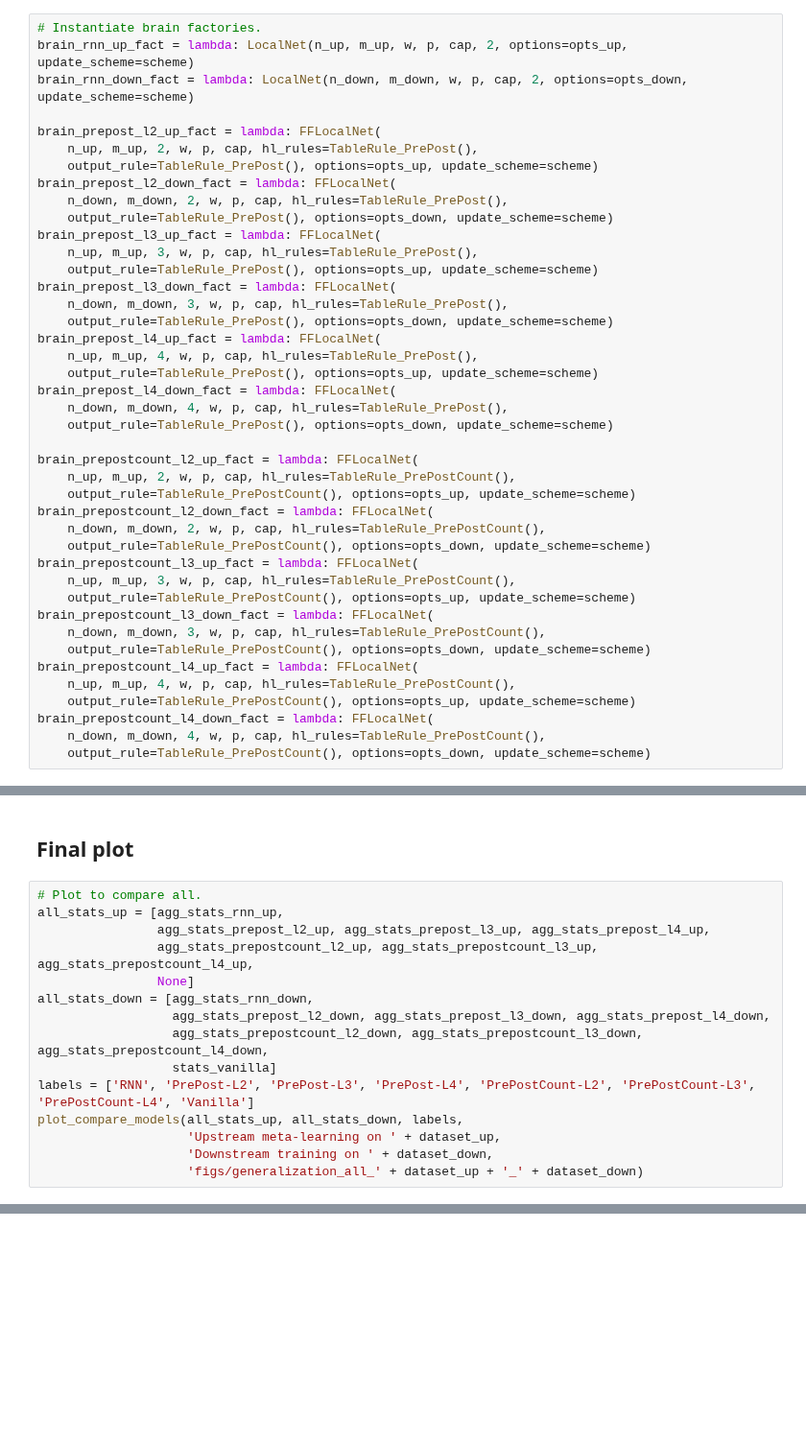
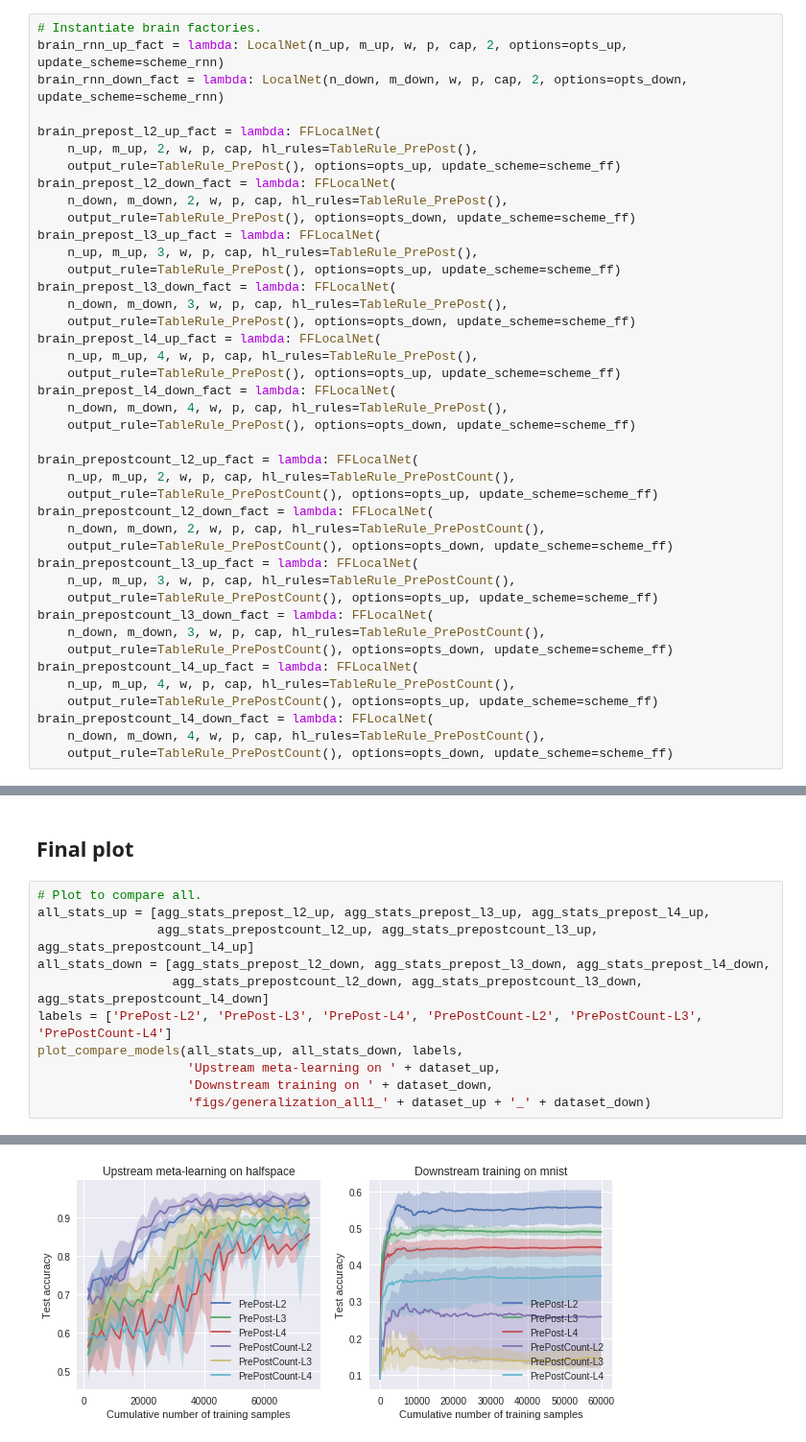
Before and after one commit to saykartik/assemblies, a Jupyter notebook: BrainNet/notebooks/FF_experiments_generalization.ipynb, the cells around one changed output, grey strips where cells are left out. Shown at 96% size. Saved outputs shown, nothing was run; the diff lists cells and outputs as text; blank space fills up the shorter version.

Commit message:
Updated update scheme: should be paper for RNN, ours for FF

```diff
--- a/BrainNet/notebooks/FF_experiments_generalization.ipynb
+++ b/BrainNet/notebooks/FF_experiments_generalization.ipynb
@@ -51,46 +50,46 @@ dataset_up = 'halfspace'
 dataset_down = 'mnist'
 # %%
 # Instantiate brain factories.
-brain_rnn_up_fact = lambda: LocalNet(n_up, m_up, w, p, cap, 2, options=opts_up, update_scheme=scheme)
-brain_rnn_down_fact = lambda: LocalNet(n_down, m_down, w, p, cap, 2, options=opts_down, update_scheme=scheme)
+brain_rnn_up_fact = lambda: LocalNet(n_up, m_up, w, p, cap, 2, options=opts_up, update_scheme=scheme_rnn)
+brain_rnn_down_fact = lambda: LocalNet(n_down, m_down, w, p, cap, 2, options=opts_down, update_scheme=scheme_rnn)
 
 brain_prepost_l2_up_fact = lambda: FFLocalNet(
     n_up, m_up, 2, w, p, cap, hl_rules=TableRule_PrePost(),
-    output_rule=TableRule_PrePost(), options=opts_up, update_scheme=scheme)
+    output_rule=TableRule_PrePost(), options=opts_up, update_scheme=scheme_ff)
 brain_prepost_l2_down_fact = lambda: FFLocalNet(
     n_down, m_down, 2, w, p, cap, hl_rules=TableRule_PrePost(),
-    output_rule=TableRule_PrePost(), options=opts_down, update_scheme=scheme)
+    output_rule=TableRule_PrePost(), options=opts_down, update_scheme=scheme_ff)
 brain_prepost_l3_up_fact = lambda: FFLocalNet(
     n_up, m_up, 3, w, p, cap, hl_rules=TableRule_PrePost(),
-    output_rule=TableRule_PrePost(), options=opts_up, update_scheme=scheme)
+    output_rule=TableRule_PrePost(), options=opts_up, update_scheme=scheme_ff)
 brain_prepost_l3_down_fact = lambda: FFLocalNet(
     n_down, m_down, 3, w, p, cap, hl_rules=TableRule_PrePost(),
-    output_rule=TableRule_PrePost(), options=opts_down, update_scheme=scheme)
+    output_rule=TableRule_PrePost(), options=opts_down, update_scheme=scheme_ff)
 brain_prepost_l4_up_fact = lambda: FFLocalNet(
     n_up, m_up, 4, w, p, cap, hl_rules=TableRule_PrePost(),
-    output_rule=TableRule_PrePost(), options=opts_up, update_scheme=scheme)
+    output_rule=TableRule_PrePost(), options=opts_up, update_scheme=scheme_ff)
 brain_prepost_l4_down_fact = lambda: FFLocalNet(
     n_down, m_down, 4, w, p, cap, hl_rules=TableRule_PrePost(),
-    output_rule=TableRule_PrePost(), options=opts_down, update_scheme=scheme)
+    output_rule=TableRule_PrePost(), options=opts_down, update_scheme=scheme_ff)
 
 brain_prepostcount_l2_up_fact = lambda: FFLocalNet(
     n_up, m_up, 2, w, p, cap, hl_rules=TableRule_PrePostCount(),
-    output_rule=TableRule_PrePostCount(), options=opts_up, update_scheme=scheme)
+    output_rule=TableRule_PrePostCount(), options=opts_up, update_scheme=scheme_ff)
 brain_prepostcount_l2_down_fact = lambda: FFLocalNet(
     n_down, m_down, 2, w, p, cap, hl_rules=TableRule_PrePostCount(),
-    output_rule=TableRule_PrePostCount(), options=opts_down, update_scheme=scheme)
+    output_rule=TableRule_PrePostCount(), options=opts_down, update_scheme=scheme_ff)
 brain_prepostcount_l3_up_fact = lambda: FFLocalNet(
     n_up, m_up, 3, w, p, cap, hl_rules=TableRule_PrePostCount(),
-    output_rule=TableRule_PrePostCount(), options=opts_up, update_scheme=scheme)
+    output_rule=TableRule_PrePostCount(), options=opts_up, update_scheme=scheme_ff)
 brain_prepostcount_l3_down_fact = lambda: FFLocalNet(
     n_down, m_down, 3, w, p, cap, hl_rules=TableRule_PrePostCount(),
-    output_rule=TableRule_PrePostCount(), options=opts_down, update_scheme=scheme)
+    output_rule=TableRule_PrePostCount(), options=opts_down, update_scheme=scheme_ff)
 brain_prepostcount_l4_up_fact = lambda: FFLocalNet(
     n_up, m_up, 4, w, p, cap, hl_rules=TableRule_PrePostCount(),
-    output_rule=TableRule_PrePostCount(), options=opts_up, update_scheme=scheme)
+    output_rule=TableRule_PrePostCount(), options=opts_up, update_scheme=scheme_ff)
 brain_prepostcount_l4_down_fact = lambda: FFLocalNet(
     n_down, m_down, 4, w, p, cap, hl_rules=TableRule_PrePostCount(),
-    output_rule=TableRule_PrePostCount(), options=opts_down, update_scheme=scheme)
+    output_rule=TableRule_PrePostCount(), options=opts_down, update_scheme=scheme_ff)
 # %%
 # Evaluate models.
 print('==== Original RNN (very different from all the rest) ====')
@@ -386,16 +308,13 @@ plot_curves(None, stats_vanilla, None,
 ## Final plot
 # %%
 # Plot to compare all.
-all_stats_up = [agg_stats_rnn_up,
-                agg_stats_prepost_l2_up, agg_stats_prepost_l3_up, agg_stats_prepost_l4_up,
-                agg_stats_prepostcount_l2_up, agg_stats_prepostcount_l3_up, agg_stats_prepostcount_l4_up,
-                None]
-all_stats_down = [agg_stats_rnn_down,
-                  agg_stats_prepost_l2_down, agg_stats_prepost_l3_down, agg_stats_prepost_l4_down,
-                  agg_stats_prepostcount_l2_down, agg_stats_prepostcount_l3_down, agg_stats_prepostcount_l4_down,
-                  stats_vanilla]
-labels = ['RNN', 'PrePost-L2', 'PrePost-L3', 'PrePost-L4', 'PrePostCount-L2', 'PrePostCount-L3', 'PrePostCount-L4', 'Vanilla']
+all_stats_up = [agg_stats_prepost_l2_up, agg_stats_prepost_l3_up, agg_stats_prepost_l4_up,
+                agg_stats_prepostcount_l2_up, agg_stats_prepostcount_l3_up, agg_stats_prepostcount_l4_up]
+all_stats_down = [agg_stats_prepost_l2_down, agg_stats_prepost_l3_down, agg_stats_prepost_l4_down,
+                  agg_stats_prepostcount_l2_down, agg_stats_prepostcount_l3_down, agg_stats_prepostcount_l4_down]
+labels = ['PrePost-L2', 'PrePost-L3', 'PrePost-L4', 'PrePostCount-L2', 'PrePostCount-L3', 'PrePostCount-L4']
 plot_compare_models(all_stats_up, all_stats_down, labels,
                     'Upstream meta-learning on ' + dataset_up,
                     'Downstream training on ' + dataset_down,
-                    'figs/generalization_all_' + dataset_up + '_' + dataset_down)
+                    'figs/generalization_all1_' + dataset_up + '_' + dataset_down)
+# %% [output]
@@ -401,0 +322 @@ plot_compare_models(all_stats_up, all_stats_down, labels,
+[figure, added]
```
Also changed, not shown: parts of 11 cells of this notebook, 38 other files.
